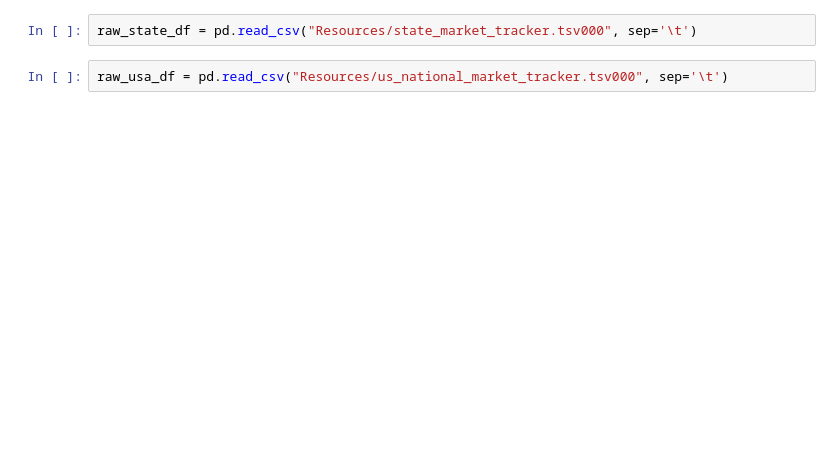
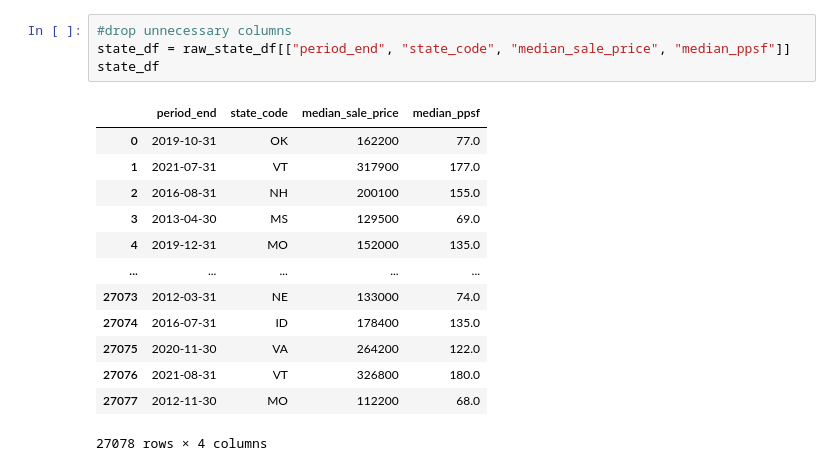
Before and after one commit to dtmurphy6/the_real_estate_agents, a Jupyter notebook: starter_file.ipynb, the cells around one changed output. Saved outputs shown, nothing was run; the diff lists cells and outputs as text; blank space fills up the shorter version.

```diff
--- a/starter_file.ipynb
+++ b/starter_file.ipynb
@@ -20,4 +32,18 @@ raw_county_df
-# %%
-raw_state_df = pd.read_csv("Resources/state_market_tracker.tsv000", sep='\t')
-# %%
-raw_usa_df = pd.read_csv("Resources/us_national_market_tracker.tsv000", sep='\t')
+# %%
+#drop unnecessary columns
+state_df = raw_state_df[["period_end", "state_code", "median_sale_price", "median_ppsf"]]
+state_df
+# %% [output]
+|  | period_end | state_code | median_sale_price | median_ppsf |
+| 0 | 2019-10-31 | OK | 162200 | 77.0 |
+| 1 | 2021-07-31 | VT | 317900 | 177.0 |
+| 2 | 2016-08-31 | NH | 200100 | 155.0 |
+| 3 | 2013-04-30 | MS | 129500 | 69.0 |
+| 4 | 2019-12-31 | MO | 152000 | 135.0 |
+| ... | ... | ... | ... | ... |
+| 27073 | 2012-03-31 | NE | 133000 | 74.0 |
+| 27074 | 2016-07-31 | ID | 178400 | 135.0 |
+| 27075 | 2020-11-30 | VA | 264200 | 122.0 |
+| 27076 | 2021-08-31 | VT | 326800 | 180.0 |
+| 27077 | 2012-11-30 | MO | 112200 | 68.0 |
+27078 rows × 4 columns
```
Also changed, not shown: parts of 18 cells of this notebook.
